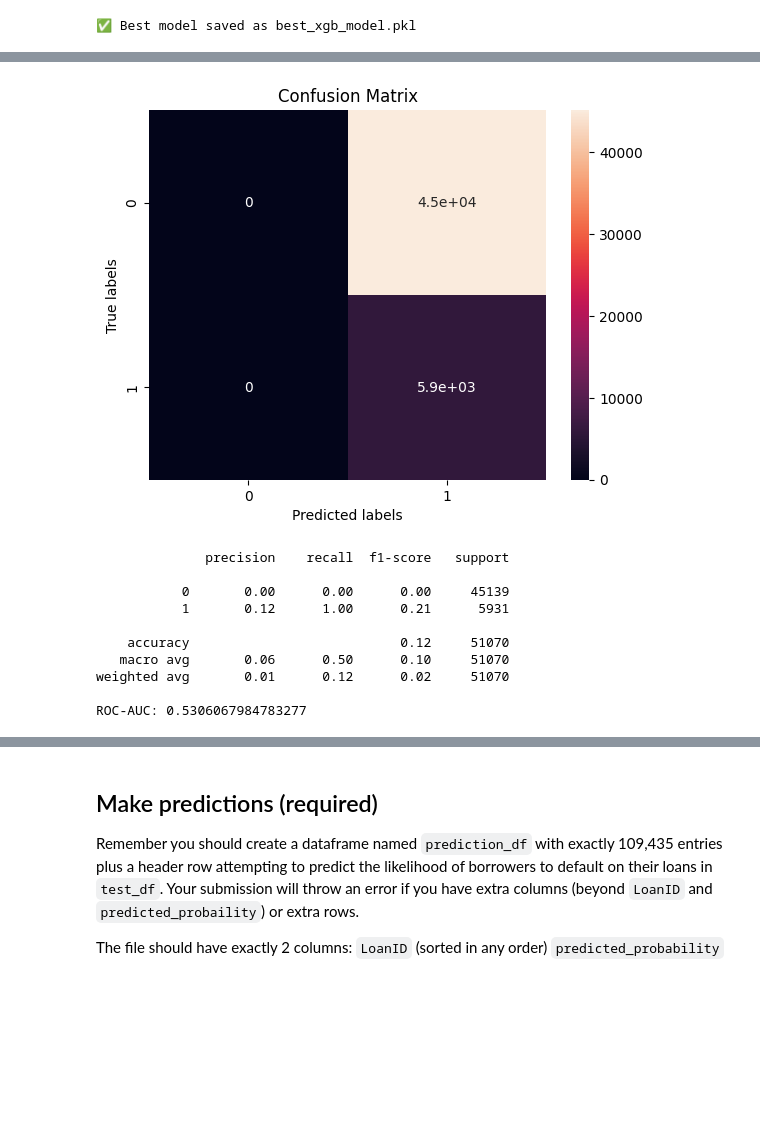
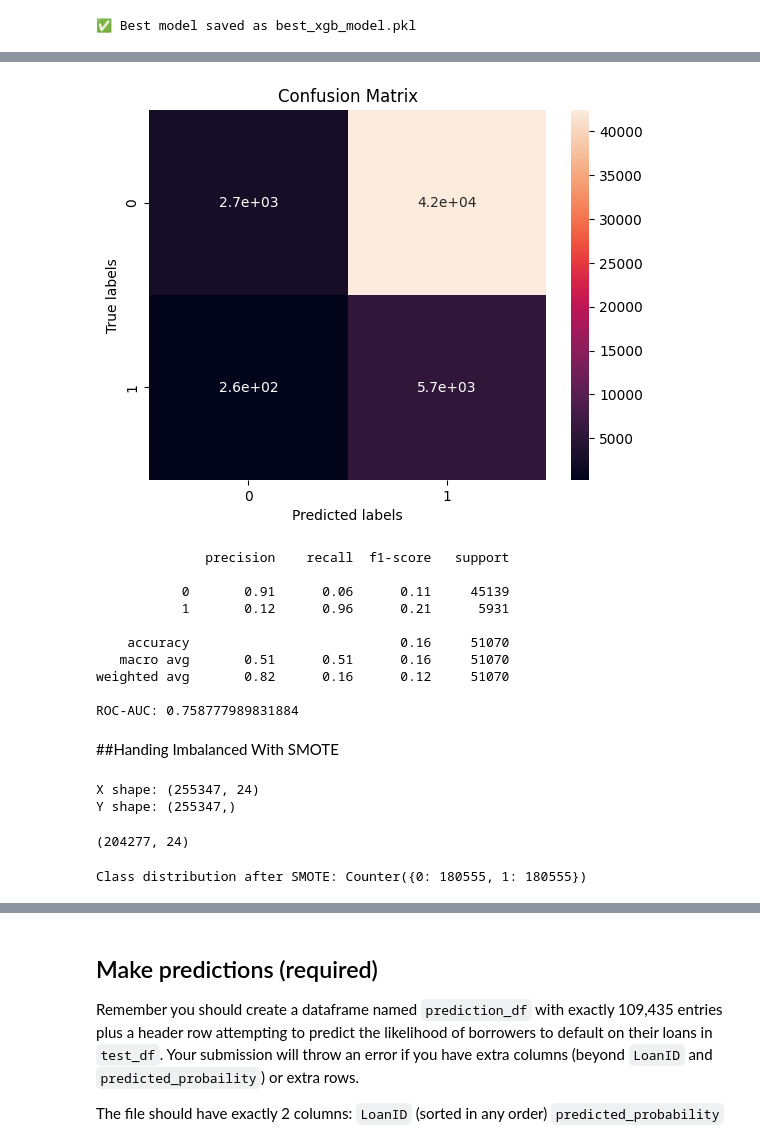
Before and after one commit to Jasman123/Data_Science_Challange, a Jupyter notebook: LoanDefaultPrediction.ipynb, the cells around one changed output, grey strips where cells are left out. Cells and saved outputs as stored; diff of their text form; code cells hidden in the pictures; blank space fills up the shorter version.

Commit message:
Dibuat menggunakan Colab add SMOTE and BaggingClasifier

```diff
--- a/LoanDefaultPrediction.ipynb
+++ b/LoanDefaultPrediction.ipynb
@@ -420,7 +421,7 @@ number_features = bf_X.shape[1]
 X shape: (255347, 24)
 Y shape: (255347,)
 # %%
-X_train, X_test, Y_train, Y_test = train_test_split(bf_X, bf_Y, test_size=0.2, random_state=42, stratify=bf_Y)
+X_train, X_test, Y_train, Y_test = train_test_split(X, Y, test_size=0.2, random_state=42, stratify=Y)
 X_train.shape
 # %% [output]
 (204277, 24)
@@ -553,13 +530,0 @@ params = model_dict[name][1]
-# %%
-grid = GridSearchCV(
-    estimator=model,
-    param_grid=params,
-    cv=cv,
-    scoring="accuracy",
-    n_jobs=-1,
-    verbose=2
-)
-grid.fit(X_train, Y_train)
-
-print("Best Score:", grid.best_score_)
-print("Best Params:", grid.best_params_)
@@ -630,0 +570,12 @@ Pipeline(steps=[('scaler', StandardScaler()),
+# %%
+best_xgb = model_xgb
+
+balanced_bagging_classifier = BalancedBaggingClassifier(best_xgb,
+                                                        sampling_strategy='auto',  # You can adjust this parameter
+                                                        replacement=False,
+                                                        n_estimators=10,
+                                                        random_state=42,
+                                                        n_jobs=-1)
+
+
+balanced_bagging_classifier.fit(X_train, Y_train)
@@ -655,5 +638,14 @@ ROC-AUC: 0.5187415773056634
 # %%
 best_lgb = model_lgb
-best_lgb.fit(X_train, Y_train)
+
+balanced_bagging_classifier = BalancedBaggingClassifier(best_lgb,
+                                                        sampling_strategy='auto',  # You can adjust this parameter
+                                                        replacement=False,
+                                                        n_estimators=10,
+                                                        random_state=42,
+                                                        n_jobs=-1)
+
+
+balanced_bagging_classifier.fit(X_train, Y_train)
 print(X_train.shape, Y_train.shape)
 # %% [output]
@@ -676,20 +652,22 @@ You can set `force_col_wise=true` to remove the overhead.
 (100000, 24) (100000,)
 # %%
-y_pred = best_lgb.predict(X_test)
+y_pred = balanced_bagging_classifier.predict(X_test)
 plot_confusion_matrix(Y_test,y_pred)
 # %% [output]
-[figure, old version]
+[figure, new version]
 # %%
 print(classification_report(Y_test, y_pred))
-print("ROC-AUC:", roc_auc_score(Y_test, best_lgb.predict_proba(X_test)[:,1]))
+print("ROC-AUC:", roc_auc_score(Y_test, best_xgb.predict_proba(X_test)[:,1]))
 # %% [output]
               precision    recall  f1-score   support
 
-           0       0.00      0.00      0.00     45139
-           1       0.12      1.00      0.21      5931
+           0       0.91      0.06      0.11     45139
+           1       0.12      0.96      0.21      5931
 
-    accuracy                           0.12     51070
-   macro avg       0.06      0.50      0.10     51070
-weighted avg       0.01      0.12      0.02     51070
+    accuracy                           0.16     51070
+   macro avg       0.51      0.51      0.16     51070
+weighted avg       0.82      0.16      0.12     51070
 
-ROC-AUC: 0.5306067984783277
+ROC-AUC: 0.758777989831884
+# %% [markdown]
+##Handing Imbalanced With SMOTE
@@ -695,0 +679,20 @@ ROC-AUC: 0.5306067984783277
+# %%
+X = train_dummies.drop(['Default'], axis=1)
+Y = train_df['Default']
+print(f"X shape: {X.shape}")
+print(f"Y shape: {Y.shape}")
+number_features = X.shape[1]
+# %% [output]
+X shape: (255347, 24)
+Y shape: (255347,)
+# %%
+X_train, X_test, Y_train, Y_test = train_test_split(X, Y, test_size=0.2, random_state=42, stratify=Y)
+X_train.shape
+# %% [output]
+(204277, 24)
+# %%
+smote = SMOTE(sampling_strategy='auto', random_state=42)
+X_train_resampled, Y_train_resampled = smote.fit_resample(X_train, Y_train)
+print("Class distribution after SMOTE:", Counter(Y_train_resampled))
+# %% [output]
+Class distribution after SMOTE: Counter({0: 180555, 1: 180555})
```
Also changed, not shown: parts of 18 cells of this notebook.
